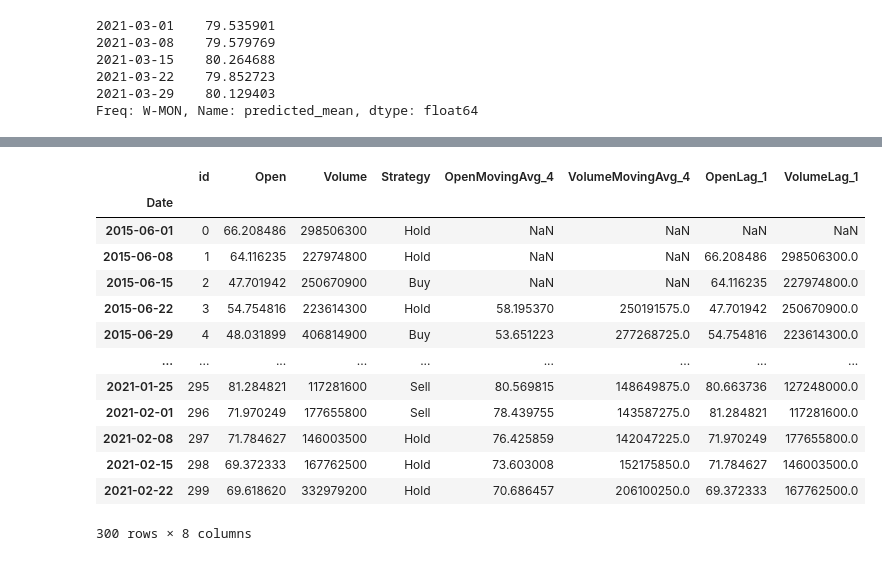
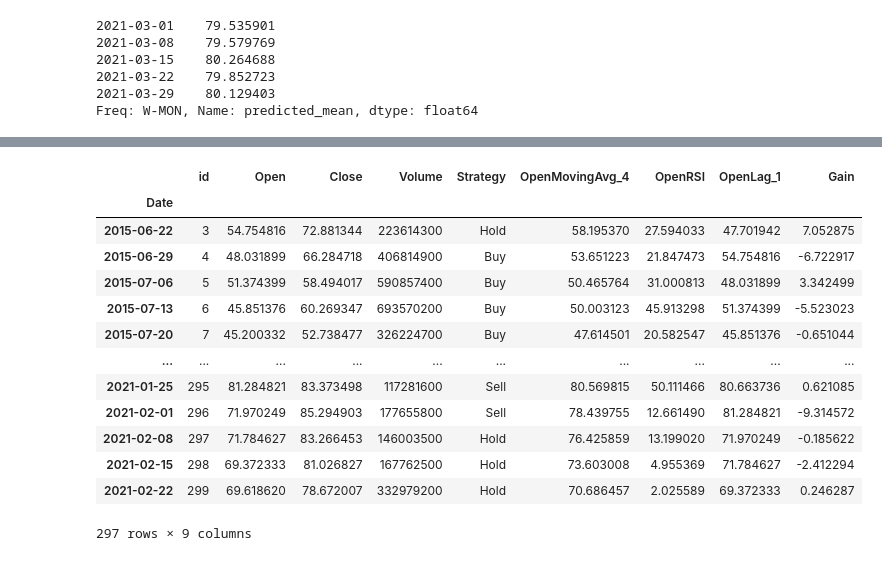
Before and after one commit to anaghasid/DA_Hackathon_Stock_Price_Strategy, a Jupyter notebook: CleanRegressors.ipynb, the cells around one changed output, grey strips where cells are left out. Cells and saved outputs as stored; diff of their text form; code cells hidden in the pictures.

```diff
--- a/CleanRegressors.ipynb
+++ b/CleanRegressors.ipynb
@@ -89,3 +148,13 @@ def getTrainTestlag(train,test,column,lag):
     merged[f'{column}Lag_{lag}'] = merged_lag
     together = pd.merge(test,merged[f'{column}Lag_{lag}'],on='Date',how='inner')
     return together[f'{column}Lag_{lag}']
+# %%
+def getRSI(train,column,win):
+    delta = train[column].diff()
+    gain = delta.where(delta > 0, 0)
+    loss = -delta.where(delta < 0, 0)
+    avg_gain = gain.rolling(window=win).mean()
+    avg_loss = loss.rolling(window=win).mean()
+    rs = avg_gain / avg_loss
+    train[f'{column}RSI'] = 100 - (100 / (1 + rs))
+    return train[f'{column}RSI']
@@ -91,0 +173,4 @@ def getTrainTestlag(train,test,column,lag):
+# %%
+def getGain(train,column):
+    delta = train[column].diff()
+    return delta
@@ -92,26 +188,25 @@ def getTrainTestlag(train,test,column,lag):
 # %%
-train_dataset = train
-# train_dataset['OpenMovingAvg_12'] = findMovingAvg(train,'Open',12)
+train_dataset = train.copy()
+# train_dataset['VolumeMovingAvg_12'] = findMovingAvg(train,'Volume',12)
+# train_dataset['VolumeLag_1'] = getLagged(train,'Volume',1)
 train_dataset['OpenMovingAvg_4'] = findMovingAvg(train,'Open',4)
-train_y = train.Close
-del train_dataset['Close']
-# train_dataset['VolumeMovingAvg_12'] = findMovingAvg(train,'Volume',12)
-train_dataset['VolumeMovingAvg_4'] = findMovingAvg(train,'Volume',4)
+train_dataset['OpenRSI'] = getRSI(train,'Open',4)
 train_dataset['OpenLag_1'] = getLagged(train,'Open',1)
-train_dataset['VolumeLag_1'] = getLagged(train,'Volume',1)
+train_dataset['Gain'] = getGain(train,'Open')
+train_dataset.dropna(inplace=True)
 train_dataset
 # %% [output]
-|  | id | Open | Volume | Strategy | OpenMovingAvg_4 | VolumeMovingAvg_4 | OpenLag_1 | VolumeLag_1 |
-| Date |  |  |  |  |  |  |  |  |
-| 2015-06-01 | 0 | 66.208486 | 298506300 | Hold | NaN | NaN | NaN | NaN |
-| 2015-06-08 | 1 | 64.116235 | 227974800 | Hold | NaN | NaN | 66.208486 | 298506300.0 |
-| 2015-06-15 | 2 | 47.701942 | 250670900 | Buy | NaN | NaN | 64.116235 | 227974800.0 |
-| 2015-06-22 | 3 | 54.754816 | 223614300 | Hold | 58.195370 | 250191575.0 | 47.701942 | 250670900.0 |
-| 2015-06-29 | 4 | 48.031899 | 406814900 | Buy | 53.651223 | 277268725.0 | 54.754816 | 223614300.0 |
-| ... | ... | ... | ... | ... | ... | ... | ... | ... |
-| 2021-01-25 | 295 | 81.284821 | 117281600 | Sell | 80.569815 | 148649875.0 | 80.663736 | 127248000.0 |
-| 2021-02-01 | 296 | 71.970249 | 177655800 | Sell | 78.439755 | 143587275.0 | 81.284821 | 117281600.0 |
-| 2021-02-08 | 297 | 71.784627 | 146003500 | Hold | 76.425859 | 142047225.0 | 71.970249 | 177655800.0 |
-| 2021-02-15 | 298 | 69.372333 | 167762500 | Hold | 73.603008 | 152175850.0 | 71.784627 | 146003500.0 |
-| 2021-02-22 | 299 | 69.618620 | 332979200 | Hold | 70.686457 | 206100250.0 | 69.372333 | 167762500.0 |
+|  | id | Open | Close | Volume | Strategy | OpenMovingAvg_4 | OpenRSI | OpenLag_1 | Gain |
+| Date |  |  |  |  |  |  |  |  |  |
+| 2015-06-22 | 3 | 54.754816 | 72.881344 | 223614300 | Hold | 58.195370 | 27.594033 | 47.701942 | 7.052875 |
+| 2015-06-29 | 4 | 48.031899 | 66.284718 | 406814900 | Buy | 53.651223 | 21.847473 | 54.754816 | -6.722917 |
+| 2015-07-06 | 5 | 51.374399 | 58.494017 | 590857400 | Buy | 50.465764 | 31.000813 | 48.031899 | 3.342499 |
+| 2015-07-13 | 6 | 45.851376 | 60.269347 | 693570200 | Buy | 50.003123 | 45.913298 | 51.374399 | -5.523023 |
+| 2015-07-20 | 7 | 45.200332 | 52.738477 | 326224700 | Buy | 47.614501 | 20.582547 | 45.851376 | -0.651044 |
+| ... | ... | ... | ... | ... | ... | ... | ... | ... | ... |
+| 2021-01-25 | 295 | 81.284821 | 83.373498 | 117281600 | Sell | 80.569815 | 50.111466 | 80.663736 | 0.621085 |
+| 2021-02-01 | 296 | 71.970249 | 85.294903 | 177655800 | Sell | 78.439755 | 12.661490 | 81.284821 | -9.314572 |
+| 2021-02-08 | 297 | 71.784627 | 83.266453 | 146003500 | Hold | 76.425859 | 13.199020 | 71.970249 | -0.185622 |
+| 2021-02-15 | 298 | 69.372333 | 81.026827 | 167762500 | Hold | 73.603008 | 4.955369 | 71.784627 | -2.412294 |
+| 2021-02-22 | 299 | 69.618620 | 78.672007 | 332979200 | Hold | 70.686457 | 2.025589 | 69.372333 | 0.246287 |
-300 rows × 8 columns
+297 rows × 9 columns
```
Also changed, not shown: parts of 38 cells of this notebook, 5 other files.
